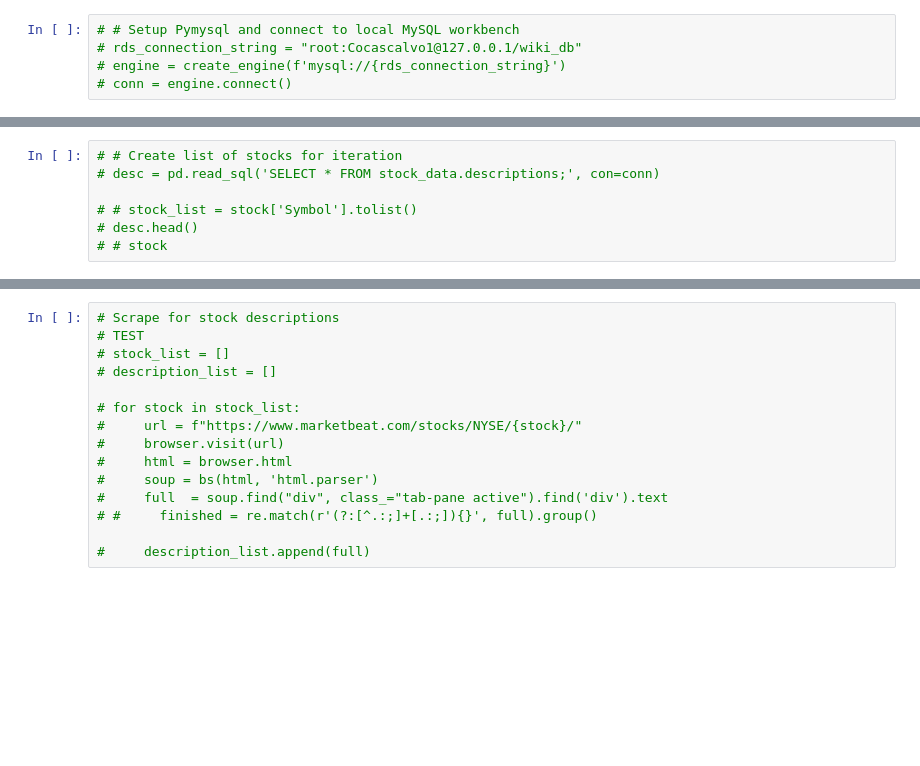
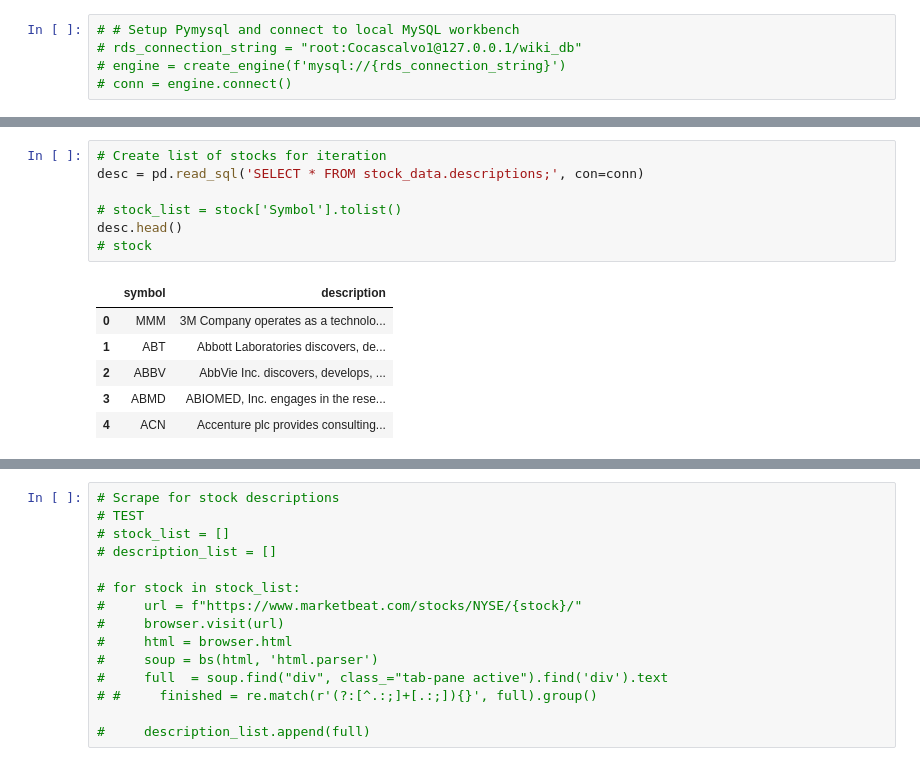
Before and after one commit to WallStofTheWest/WallStofTheWest, a Jupyter notebook: ETL Code/eps_multiple_ETL.ipynb, the cells around one changed output, grey strips where cells are left out. Drawn from its saved outputs; the diff is of its cells as text; blank space fills up the shorter version.

```diff
--- a/ETL Code/eps_multiple_ETL.ipynb
+++ b/ETL Code/eps_multiple_ETL.ipynb
@@ -37,8 +44,15 @@ conn = engine.connect()
 # %%
-# # Create list of stocks for iteration
-# desc = pd.read_sql('SELECT * FROM stock_data.descriptions;', con=conn)
+# Create list of stocks for iteration
+desc = pd.read_sql('SELECT * FROM stock_data.descriptions;', con=conn)
 
-# # stock_list = stock['Symbol'].tolist()
-# desc.head()
-# # stock
+# stock_list = stock['Symbol'].tolist()
+desc.head()
+# stock
+# %% [output]
+|  | symbol | description |
+| 0 | MMM | 3M Company operates as a technolo... |
+| 1 | ABT | Abbott Laboratories discovers, de... |
+| 2 | ABBV | AbbVie Inc. discovers, develops, ... |
+| 3 | ABMD | ABIOMED, Inc. engages in the rese... |
+| 4 | ACN | Accenture plc provides consulting... |
 # %%
```
Also changed, not shown: parts of 4 cells of this notebook, 14 other files.
